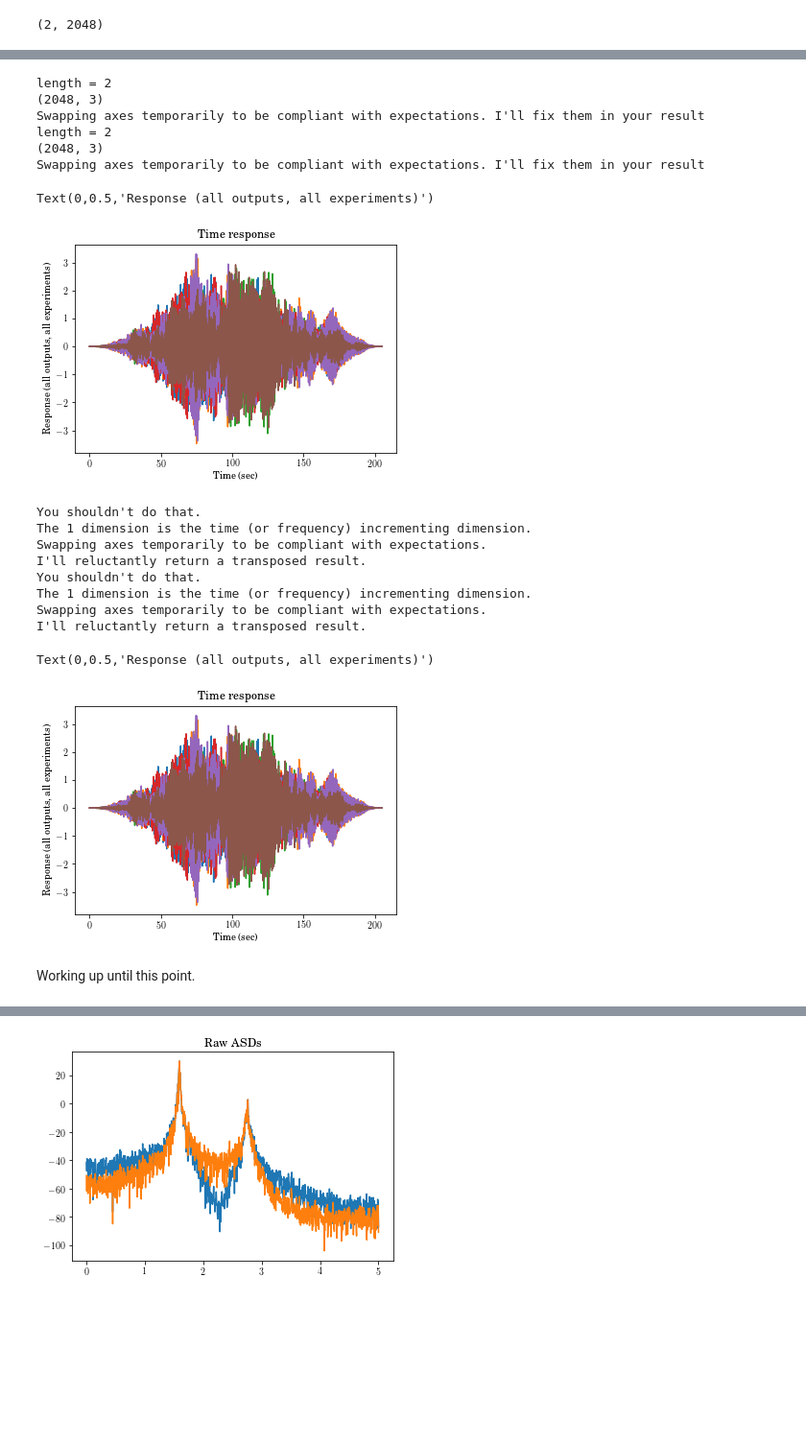
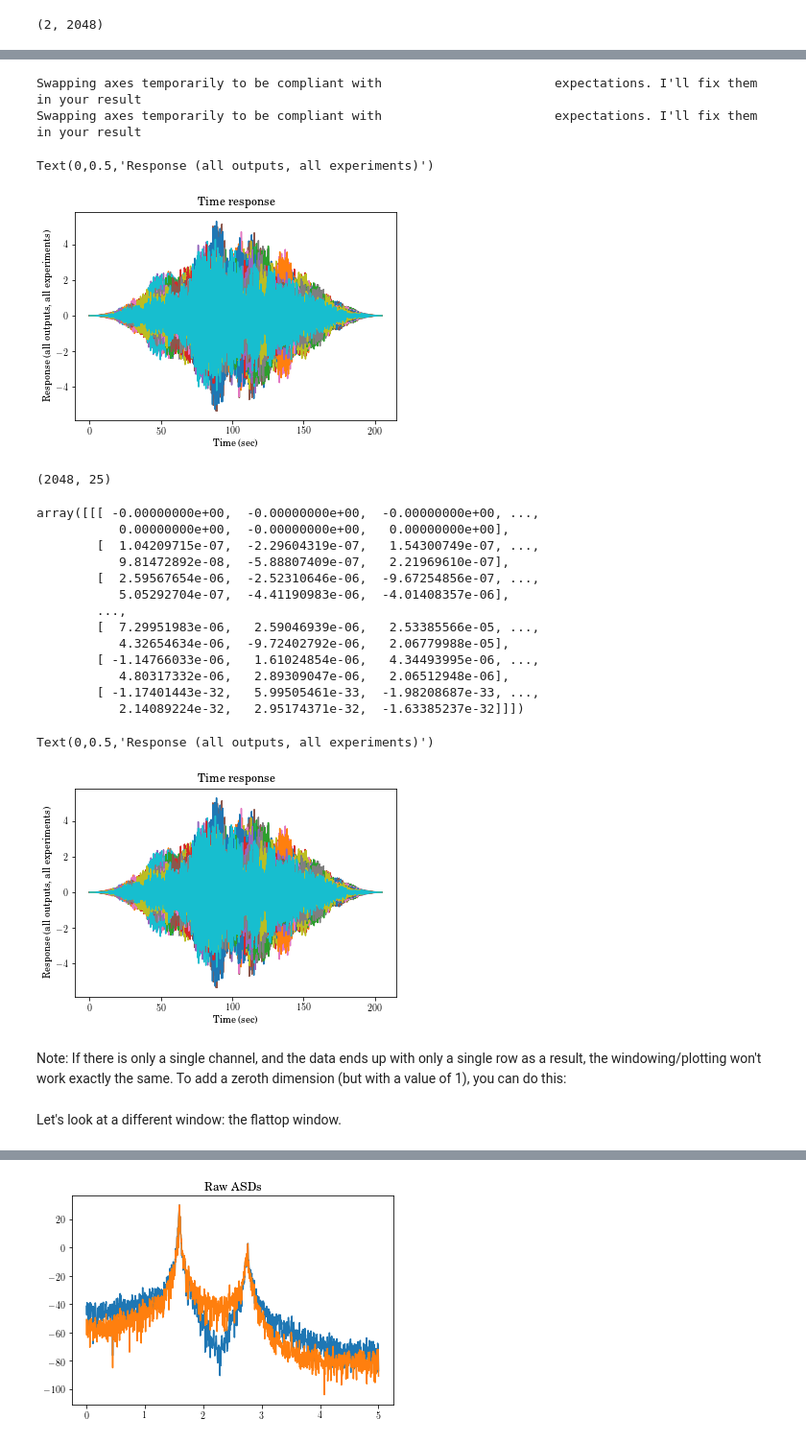
Before and after one commit to Vibration-Testing/vibrationtesting, a Jupyter notebook: docs/tutorial/Notebooks/Signal.ipynb, the cells around one changed output, grey strips where cells are left out. Shown: that part at 96% size. Cells and saved outputs as stored; diff of their text form; code cells hidden in the pictures; blank space fills up the shorter version.

```diff
--- a/docs/tutorial/Notebooks/Signal.ipynb
+++ b/docs/tutorial/Notebooks/Signal.ipynb
@@ -29,6 +30,7 @@ nr=.5   # 0 is all noise on input
 # %%
-if 'Yout' in vars(): del(Yout); del(Ucomb)
-for i in sp.arange(3): #was 2*50
+if 'Yout' in vars(): del(Yout); del(Ucomb)  # Initialization line.
+num_exper = 25
+for i in sp.arange(num_exper): #was 2*50
     u = np.random.normal(scale=sp.sqrt(noise_power), size=tin.shape)
     t, yout, xout = ctrl.forced_response(sys, tin, u,rtol=1e-12,transpose=False)
     if 'Yout' in locals():
@@ -160,33 +139,45 @@ plt.title('Time response')
 plt.xlabel('Time (sec)')
 plt.ylabel('Response (all outputs, all experiments)')
 # %% [output]
-length = 2
-(2048, 3)
-Swapping axes temporarily to be compliant with expectations. I'll fix them in your result
-length = 2
-(2048, 3)
-Swapping axes temporarily to be compliant with expectations. I'll fix them in your result
+Swapping axes temporarily to be compliant with                       expectations. I'll fix them in your result
+Swapping axes temporarily to be compliant with                       expectations. I'll fix them in your result
 Text(0,0.5,'Response (all outputs, all experiments)')
-[figure, old version]
+[figure, new version]
+# %%
+Ywindowed[0,:,:].shape
+# %% [output]
+(2048, 25)
+# %%
+Ywindowed[0,:,:].reshape(1,*Ywindowed[0,:,:].shape)
+# %% [output]
+array([[[ -0.00000000e+00,  -0.00000000e+00,  -0.00000000e+00, ...,
+           0.00000000e+00,  -0.00000000e+00,   0.00000000e+00],
+        [  1.04209715e-07,  -2.29604319e-07,   1.54300749e-07, ...,
+           9.81472892e-08,  -5.88807409e-07,   2.21969610e-07],
+        [  2.59567654e-06,  -2.52310646e-06,  -9.67254856e-07, ...,
+           5.05292704e-07,  -4.41190983e-06,  -4.01408357e-06],
+        ...,
+        [  7.29951983e-06,   2.59046939e-06,   2.53385566e-05, ...,
+           4.32654634e-06,  -9.72402792e-06,   2.06779988e-05],
+        [ -1.14766033e-06,   1.61024854e-06,   4.34493995e-06, ...,
+           4.80317332e-06,   2.89309047e-06,   2.06512948e-06],
+        [ -1.17401443e-32,   5.99505461e-33,  -1.98208687e-33, ...,
+           2.14089224e-32,   2.95174371e-32,  -1.63385237e-32]]])
 # %%
 # Note that each layer is a new dataset. Here we plot all 3 datasets on top of each other,
 # numbers 0, 1 and 2
 
-plt.plot(tin,vt.window(Yout[0,:,:], windowname = 'hanning')*Yout[0,:,:])
-plt.plot(tin,vt.window(Yout[1,:,:], windowname = 'hanning')*Yout[1,:,:])
+# The error here is that the three-dimensional arrays are reduced to two-dimensional
+# arrays by leaving them with only one row.
+
+Ywindowed = (vt.window(Yout, windowname = 'hanning')*Yout)
+plt.plot(tin,Ywindowed[0,:,:])
+plt.plot(tin,Ywindowed[1,:,:])
 plt.title('Time response')
 plt.xlabel('Time (sec)')
-plt.ylabel('Response (all outputs, all experiments)')
+plt.ylabel('Response (all outputs, all experiments)');
 # %% [output]
-You shouldn't do that.
-The 1 dimension is the time (or frequency) incrementing dimension.
-Swapping axes temporarily to be compliant with expectations.
-I'll reluctantly return a transposed result.
-You shouldn't do that.
-The 1 dimension is the time (or frequency) incrementing dimension.
-Swapping axes temporarily to be compliant with expectations.
-I'll reluctantly return a transposed result.
+Text(0,0.5,'Response (all outputs, all experiments)')
-Text(0,0.5,'Response (all outputs, all experiments)')
-[figure, old version]
+[figure, new version]
-# %% [markdown]
-Working up until this point.
+# %% [markdown]
+Note: If there is only a single channel, and the data ends up with only a single row as a result, the windowing/plotting won't work exactly the same. To add a zeroth dimension (but with a value of 1), you can do this:
@@ -193 +186,3 @@ Working up until this point.
+# %% [markdown]
+Let's look at a different window: the flattop window.
 # %%
```
Also changed, not shown: parts of 66 cells of this notebook.
